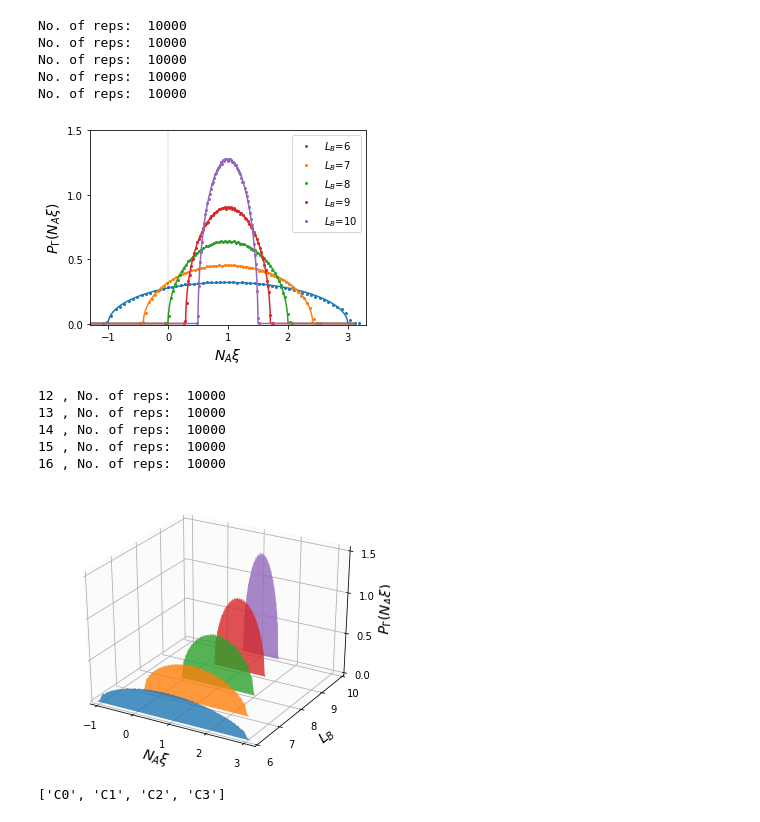
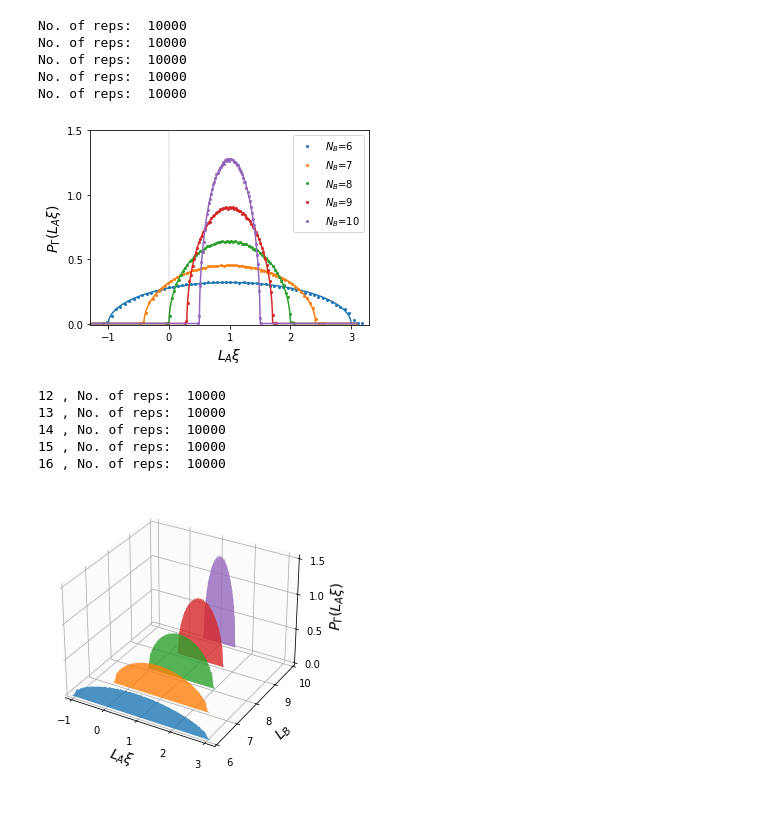
Before and after one commit to hassan-shap/RMT, a Jupyter notebook: pp_neg_spec.ipynb, the cells around one changed output. Saved outputs shown, nothing was run; the diff lists cells and outputs as text; code cells hidden in the pictures.

```diff
--- a/pp_neg_spec.ipynb
+++ b/pp_neg_spec.ipynb
@@ -69,7 +69,7 @@ for i_l in range(len(L_sw)):
     else:
         n= n/np.sum(n)/(bin_edges[1]-bin_edges[0])
 
-    plt.plot(bins_center,n,'o',markersize=2,color='C%d' % (i_l), label='$L_B$=%d' % (Lc))
+    plt.plot(bins_center,n,'o',markersize=2,color='C%d' % (i_l), label='$N_B$=%d' % (Lc))
 #     plt.semilogy(bins_center,n,'o',markersize=2,color='C%d' % (i_l), label='$L_C$=%d' % (Lc))
 
 
@@ -101,11 +101,11 @@ plt.yticks(np.arange(0.,ymax+0.1,0.5))
 plt.legend()
 fsize=14
 if symm==1:
-    plt.ylabel(r'$P_\Gamma(R^{-1} N_A \xi)$',fontsize = fsize)
-    plt.xlabel(r"$R^{-1} N_A \xi$",fontsize = fsize)
+    plt.ylabel(r'$P_\Gamma(R^{-1} L_A \xi)$',fontsize = fsize)
+    plt.xlabel(r"$R^{-1} L_A \xi$",fontsize = fsize)
 else:
-    plt.ylabel(r'$P_\Gamma(N_A \xi)$',fontsize = fsize)
-    plt.xlabel(r"$N_A \xi$",fontsize = fsize)
+    plt.ylabel(r'$P_\Gamma(L_A \xi)$',fontsize = fsize)
+    plt.xlabel(r"$L_A \xi$",fontsize = fsize)
 
 plt.tight_layout()
 if symm==1:
@@ -119,7 +119,7 @@ No. of reps:  10000
 No. of reps:  10000
 No. of reps:  10000
 No. of reps:  10000
-[figure, old version]
+[figure, new version]
 # %%
 out_dir = 'data/'
 r=2 # local Hilbert space dim
@@ -259,39 +259,37 @@ elif r==4:
     zmax=4 # r=3
     ax.set_zticks(np.arange(0,zmax,1))
 elif r==5:
     ax.set_xticks(np.arange(-1,2.1,1))
     zmax=14
     ax.set_zticks(np.arange(0,zmax,4))
 
 
 ax.set_zlim3d(0,zmax)
 
 
 xc=0.97
 ac=0.4
 ax.w_xaxis.set_pane_color((xc,xc,xc, ac))
 ax.w_yaxis.set_pane_color((xc,xc,xc, ac))
 ax.w_zaxis.set_pane_color((xc,xc,xc, ac))
 
 
 fsize=14
 ax.set_ylabel(r"$L_B$",fontsize = fsize)
 if symm==1:
-    ax.set_zlabel(r'$P_\Gamma(R^{-1} N \xi)$',fontsize = fsize)
-    ax.set_xlabel(r"$R^{-1} N \xi$",fontsize = fsize)
+    ax.set_zlabel(r'$P_\Gamma(R^{-1} L \xi)$',fontsize = fsize)
+    ax.set_xlabel(r"$R^{-1} L \xi$",fontsize = fsize)
 else:
-    ax.set_zlabel(r'$P_\Gamma(N_A \xi)$',fontsize = fsize)
-    ax.set_xlabel(r"$N_A \xi$",fontsize = fsize)
+    ax.set_zlabel(r'$P_\Gamma(L_A \xi)$',fontsize = fsize)
+    ax.set_xlabel(r"$L_A \xi$",fontsize = fsize)
 
 plt.tight_layout()
 if symm==1:
     plt.savefig('figs/NS3d_r_%d_LA_%d_symm3.pdf' % (r,La+Lb))
 else:
     plt.savefig('figs/NS3d_r_%d_LA_%d.pdf' % (r,La+Lb))
 plt.show()
 # %% [output]
-[figure, old version]
+[figure, new version]
 # %%
 print(colors)
-# %% [output]
-['C0', 'C1', 'C2', 'C3']
```
Also changed, not shown: 2 other files.
